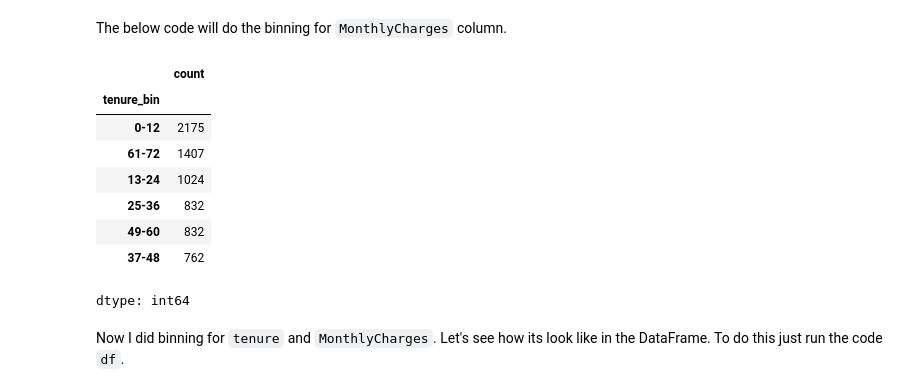
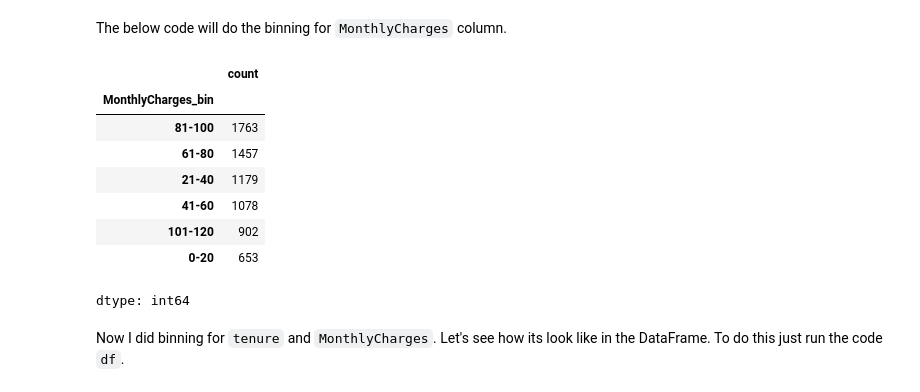
Before and after one commit to kishon45229/Customer-Churn-Prediction-in-Telecom-Industry, a Jupyter notebook: Data_Preprocessing_(Part_I).ipynb, the cells around one changed output. Cells and saved outputs as stored; diff of their text form; code cells hidden in the pictures.

```diff
--- a/Data_Preprocessing_(Part_I).ipynb
+++ b/Data_Preprocessing_(Part_I).ipynb
@@ -189,16 +189,16 @@ Based on the `df['MonthlyCharges'].max()` and `df['MonthlyCharges'].min()` outpu
 The below code will do the binning for `MonthlyCharges` column.
 # %%
 df['MonthlyCharges_bin'] = pd.cut(df['MonthlyCharges'], bins=[0, 20, 40, 60, 80, 100, 120], labels=['0-20', '21-40', '41-60', '61-80', '81-100', '101-120'])
-df['tenure_bin'].value_counts()
+df['MonthlyCharges_bin'].value_counts()
 # %% [output]
 |  | count |
-| tenure_bin |  |
-| 0-12 | 2175 |
-| 61-72 | 1407 |
-| 13-24 | 1024 |
-| 25-36 | 832 |
-| 49-60 | 832 |
-| 37-48 | 762 |
+| MonthlyCharges_bin |  |
+| 81-100 | 1763 |
+| 61-80 | 1457 |
+| 21-40 | 1179 |
+| 41-60 | 1078 |
+| 101-120 | 902 |
+| 0-20 | 653 |
 dtype: int64
 # %% [markdown]
 Now I did binning for `tenure` and `MonthlyCharges`. Let's see how its look like in the DataFrame. To do this just run the code `df`.
```
